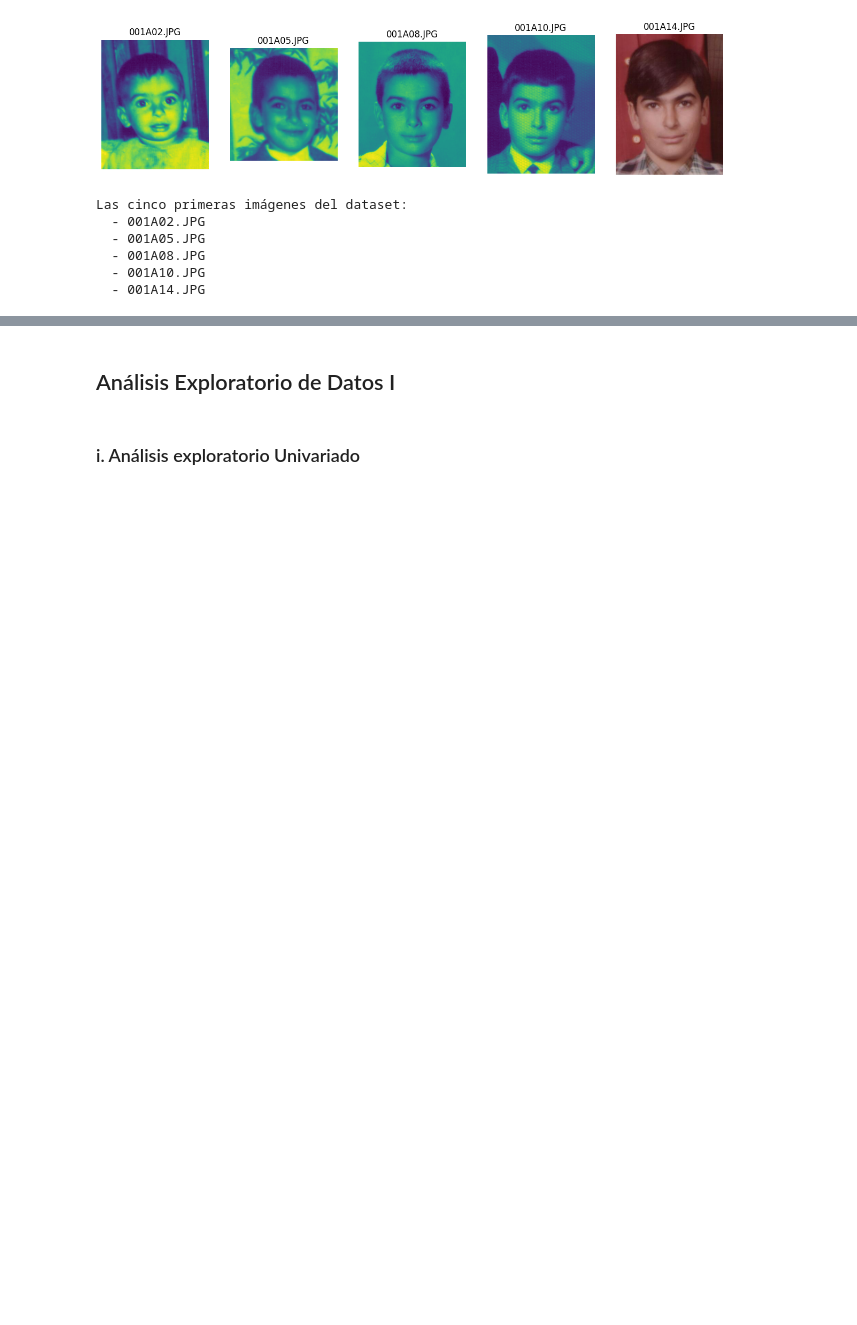
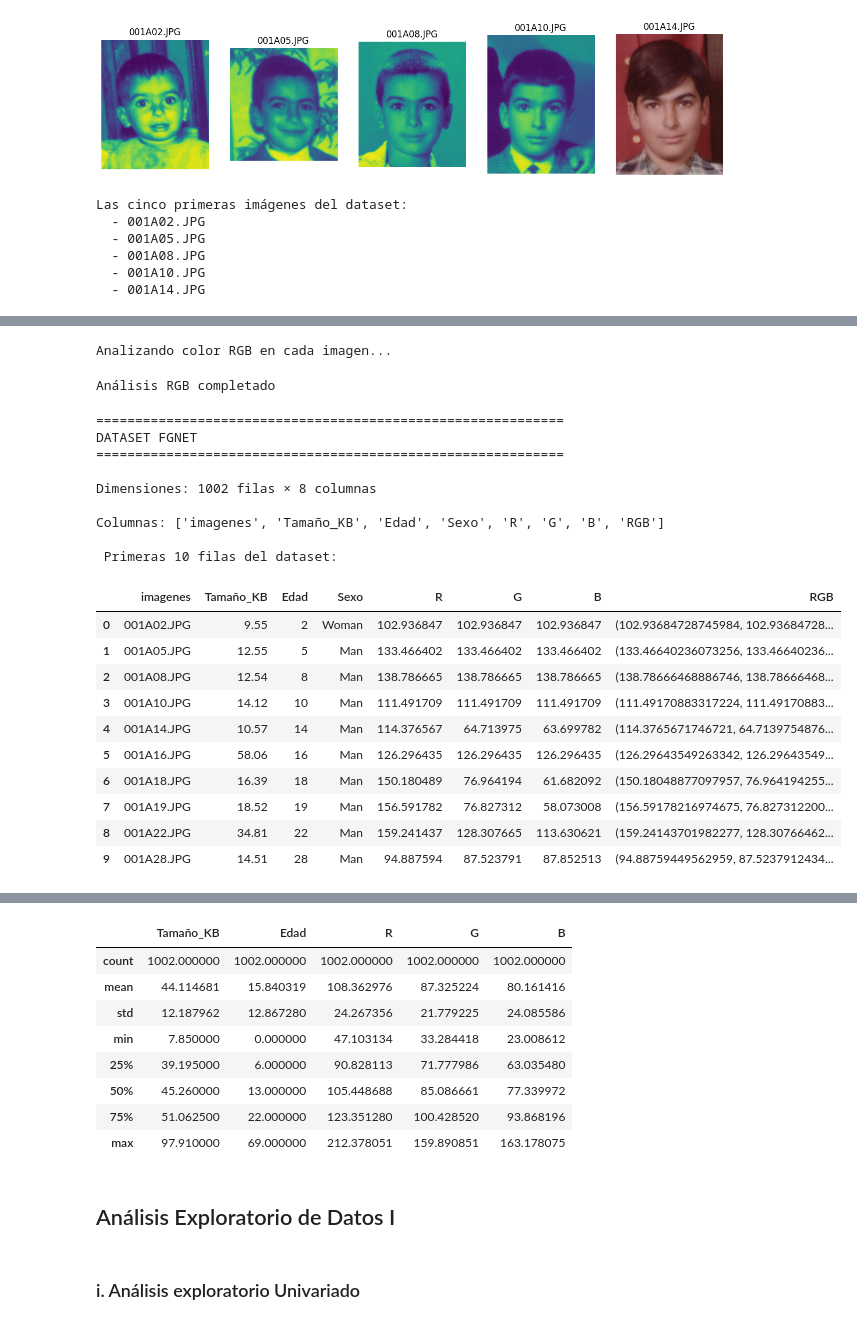
Before and after one commit to ZTARSNOVA/EDA-FGNET, a Jupyter notebook: FGNET_Avance2.ipynb, the cells around one changed output, grey strips where cells are left out. Drawn from its saved outputs; the diff is of its cells as text; code cells hidden in the pictures; blank space fills up the shorter version.

Commit message:
nuevas variables

```diff
--- a/FGNET_Avance2.ipynb
+++ b/FGNET_Avance2.ipynb
@@ -114,0 +104,4 @@ NameError: name 'csv' is not defined
+# %%
+# Cargar el dataset desde el CSV
+df = pd.read_csv(ruta_csv)
+print(f"Dataset cargado: {df.shape[0]} filas, {df.shape[1]} columnas")
@@ -114,0 +144,65 @@ NameError: name 'csv' is not defined
+# %%
+# Implementar la variable RGB para cada imagen
+print("\nAnalizando color RGB en cada imagen...")
+rgb_values = []
+for img_name in tqdm(df['imagenes'], desc="Procesando RGB"):
+    img_path = dataset / img_name
+    try:
+        img = cv2.imread(str(img_path))
+        if img is not None:
+            bgr = cv2.mean(img)[:3]
+            rgb = tuple(reversed(bgr))
+            rgb_values.append(rgb)
+        else:
+            rgb_values.append((0, 0, 0))
+    except Exception:
+        rgb_values.append((0, 0, 0))
+
+df['RGB'] = rgb_values
+df[['R', 'G', 'B']] = pd.DataFrame(df['RGB'].tolist(), index=df.index)
+
+# Guardar
+df.to_csv(ruta_csv, index=False)
+
+print("Análisis RGB completado")
+# %% [output]
+Analizando color RGB en cada imagen...
+Análisis RGB completado
+# %%
+# Mostrar el dataset
+print("=" * 60)
+print("DATASET FGNET") #con datos estructurados"
+print("=" * 60)
+
+print(f"\nDimensiones: {df.shape[0]} filas × {df.shape[1]} columnas")
+print(f"\nColumnas: {list(df.columns)}")
+
+print("\n Primeras 10 filas del dataset:")
+display(df.head(10))
+
+print("\n Información del dataset:")
+df.info()
+
+print("\n Estadísticas descriptivas:")
+display(df.describe())
+# %% [output]
+============================================================
+DATASET FGNET
+============================================================
+
+Dimensiones: 1002 filas × 8 columnas
+
+Columnas: ['imagenes', 'Tamaño_KB', 'Edad', 'Sexo', 'R', 'G', 'B', 'RGB']
+
+ Primeras 10 filas del dataset:
+|  | imagenes | Tamaño_KB | Edad | Sexo | R | G | B | RGB |
+| 0 | 001A02.JPG | 9.55 | 2 | Woman | 102.936847 | 102.936847 | 102.936847 | (102.93684728745984, 102.93684728... |
+| 1 | 001A05.JPG | 12.55 | 5 | Man | 133.466402 | 133.466402 | 133.466402 | (133.46640236073256, 133.46640236... |
+| 2 | 001A08.JPG | 12.54 | 8 | Man | 138.786665 | 138.786665 | 138.786665 | (138.78666468886746, 138.78666468... |
+| 3 | 001A10.JPG | 14.12 | 10 | Man | 111.491709 | 111.491709 | 111.491709 | (111.49170883317224, 111.49170883... |
+| 4 | 001A14.JPG | 10.57 | 14 | Man | 114.376567 | 64.713975 | 63.699782 | (114.3765671746721, 64.7139754876... |
+| 5 | 001A16.JPG | 58.06 | 16 | Man | 126.296435 | 126.296435 | 126.296435 | (126.29643549263342, 126.29643549... |
+| 6 | 001A18.JPG | 16.39 | 18 | Man | 150.180489 | 76.964194 | 61.682092 | (150.18048877097957, 76.964194255... |
+| 7 | 001A19.JPG | 18.52 | 19 | Man | 156.591782 | 76.827312 | 58.073008 | (156.59178216974675, 76.827312200... |
+| 8 | 001A22.JPG | 34.81 | 22 | Man | 159.241437 | 128.307665 | 113.630621 | (159.24143701982277, 128.30766462... |
+| 9 | 001A28.JPG | 14.51 | 28 | Man | 94.887594 | 87.523791 | 87.852513 | (94.88759449562959, 87.5237912434... |
@@ -115,3 +227,12 @@ NameError: name 'csv' is not defined
+|  | Tamaño_KB | Edad | R | G | B |
+| count | 1002.000000 | 1002.000000 | 1002.000000 | 1002.000000 | 1002.000000 |
+| mean | 44.114681 | 15.840319 | 108.362976 | 87.325224 | 80.161416 |
+| std | 12.187962 | 12.867280 | 24.267356 | 21.779225 | 24.085586 |
+| min | 7.850000 | 0.000000 | 47.103134 | 33.284418 | 23.008612 |
+| 25% | 39.195000 | 6.000000 | 90.828113 | 71.777986 | 63.035480 |
+| 50% | 45.260000 | 13.000000 | 105.448688 | 85.086661 | 77.339972 |
+| 75% | 51.062500 | 22.000000 | 123.351280 | 100.428520 | 93.868196 |
+| max | 97.910000 | 69.000000 | 212.378051 | 159.890851 | 163.178075 |
 # %% [markdown]
 ## Análisis Exploratorio de Datos I
 # %% [markdown]
```
Also changed, not shown: parts of 8 cells of this notebook, 1 other file.
